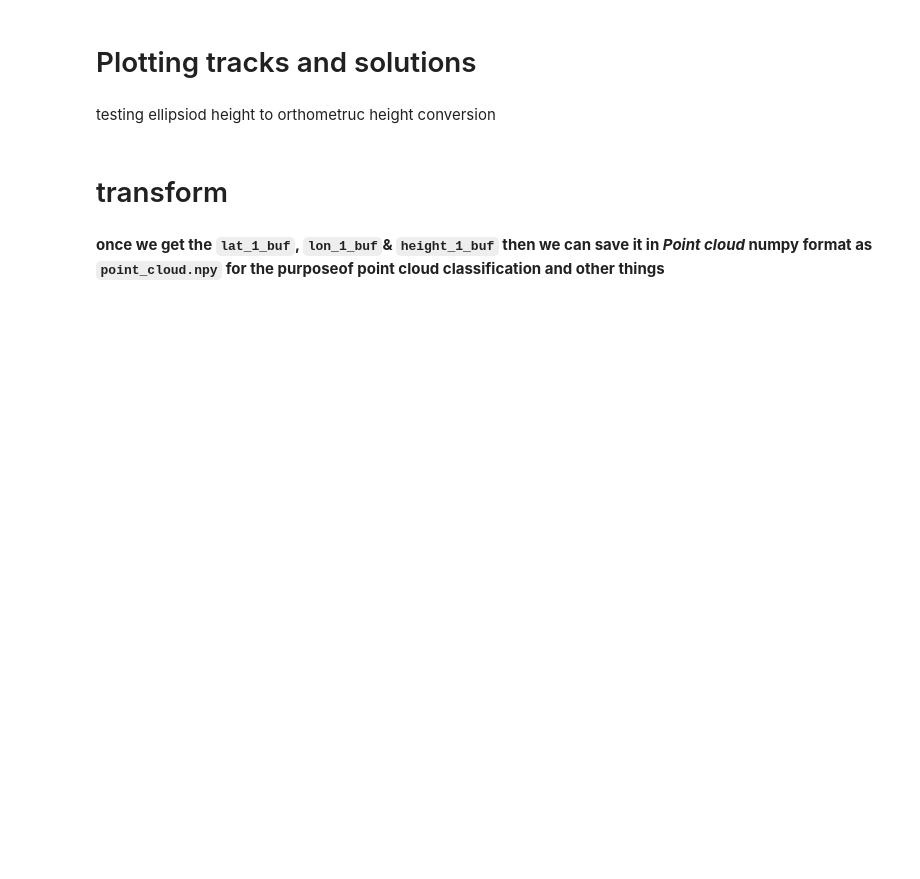
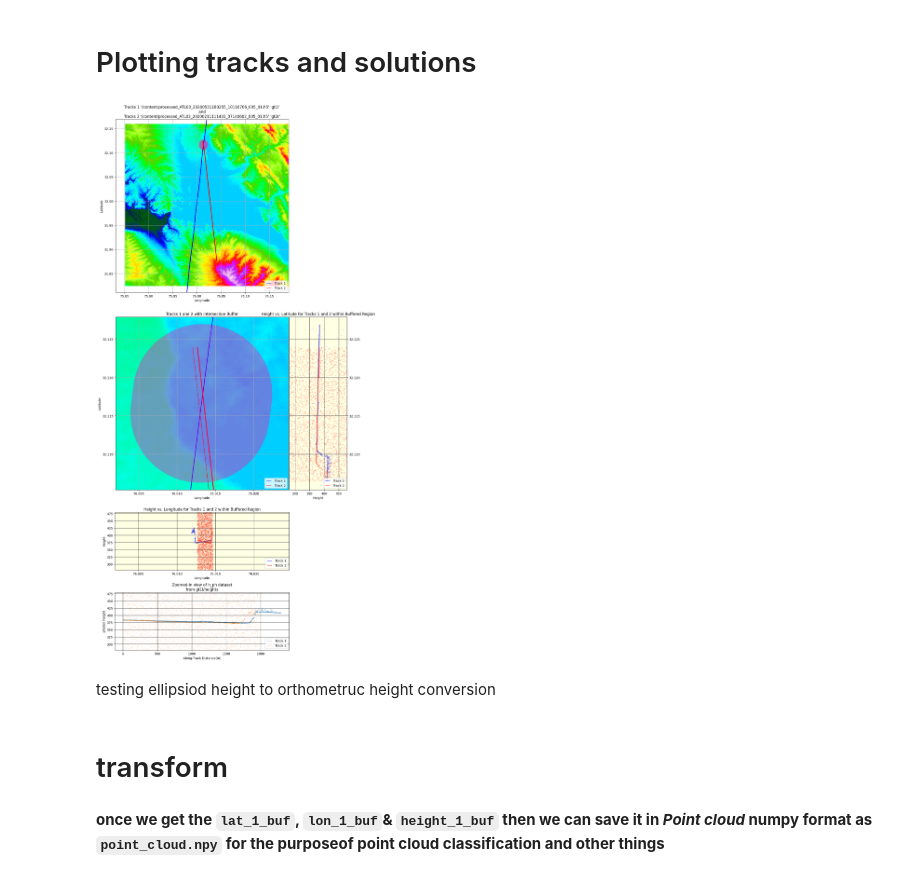
Before and after one commit to 1kaiser/ICESAT2, a Jupyter notebook: ICESAT2_tracks_intersection_plotting.ipynb, the cells around one changed output. Saved outputs shown, nothing was run; the diff lists cells and outputs as text; code cells hidden in the pictures; blank space fills up the shorter version.

```diff
--- a/ICESAT2_tracks_intersection_plotting.ipynb
+++ b/ICESAT2_tracks_intersection_plotting.ipynb
@@ -213,9 +213,9 @@ import matplotlib.pyplot as plt
 #@title **tracks buffer plot with its intersections at centre as well as height vs lat/lon of the buffered region**{ vertical-output: true }
 fsize = 10
 filename_1 = "/content/processed_ATL03_20200531180255_10110706_005_01.h5" #@param {type:"string"}
-filename_2 = "/content/processed_ATL03_20210208175352_07141002_005_01.h5" #@param {type:"string"}
+filename_2 = "/content/processed_ATL03_20200211111433_07140602_005_01.h5" #@param {type:"string"}
 tr_1 = "gt1l" #@param ["gt1l", "gt1r", "gt2l", "gt2r", "gt3l", "gt3r"]
-tr_2 = "gt1l" #@param ["gt1l", "gt1r", "gt2l", "gt2r", "gt3l", "gt3r"]
+tr_2 = "gt2r" #@param ["gt1l", "gt1r", "gt2l", "gt2r", "gt3l", "gt3r"]
 
 
 import h5py
@@ -292,7 +292,7 @@ points_2 = [Point(lon, lat) for lat, lon in zip(lat_2, lon_2)]
 
 # Find the intersection of the two tracks
 intersection = unary_union([LineString(points_1).intersection(LineString(points_2))])
-buffer_region_in_meters = 100 #@param {type:"raw"} # in meters
+buffer_region_in_meters = 1000 #@param {type:"raw"} # in meters
 buffer_region = 1/(110 * 1000)* buffer_region_in_meters
 
 # Create a buffer around the intersection point
@@ -359,7 +359,7 @@ ax2.set_title('Tracks 1 and 2 with Intersection Buffer')
 ax2.legend(['Track 1', 'Track 2'], loc='lower right', scatterpoints=10)
 ################################################################################< elevation vs latitude
 median_height = np.median(np.concatenate((height_1_buf, height_2_buf)))
-buffer_height = 1 #@param {type:"raw"}
+buffer_height = 100 #@param {type:"raw"}
 
 ax3 = fig.add_axes([0.5 -w_x/2 , 0-h_y , w_x , h_y], sharey=ax2)
 ax3.set_position([pos.x0 + pos.width , pos.y0 , w_x/3, pos.height])
@@ -388,33 +388,35 @@ ax4.axhspan(median_height - buffer_height, median_height + buffer_height, color=
 ax4.set_ylim([median_height - buffer_height, median_height + buffer_height])
 ax4.set_xlabel('Longitude')
 ax4.set_ylabel('Height')
 ax4.set_title('Height vs. Longitude for Tracks 1 and 2 within Buffered Region', loc='center').set_position([.5, 1.01])
 ax4.grid(True,  color='black', alpha = 0.9)
 ax4.legend(loc='lower right', scatterpoints=10)
 ################################################################################< elevation vs track 1 & 2 distances
 ax5 = fig.add_axes([0.5 - w_x/2 , -h_y - h_y/3 -h_y/3 , w_x , h_y/3])
 ax5.set_position([pos.x0 ,-h_y - h_y/3 -h_y/3 - 0.1 * 2, pos.width, h_y/3])
 
 dist_ph_along_data_1 = [haversine(lat_1_buf[0], lon_1_buf[0], lat_1_buf[i], lon_1_buf[i]) for i in range(len(lat_1_buf))]
 
 lats = np.flip(lat_2_buf)
 longs = np.flip(lon_2_buf)
 heights = np.flip(height_2_buf)
 
 dist_ph_along_data_2 = [haversine(lats[0], longs[0], lats[i], longs[i]) for i in range(len(lats))]
 ax5.scatter(np.array(dist_ph_along_data_1), np.array(height_1_buf),  marker= '.', s=1, alpha= 0.4, label = "Track 1")
 ax5.scatter(np.array(dist_ph_along_data_2), np.array(heights),  marker= '.', s=1, alpha= 0.4, label = "Track 2")
 
 ax5.set_ylim([median_height - buffer_height, median_height + buffer_height])
 ax5.set_xlabel('Along-Track Distance(m)')
 ax5.set_ylabel('photon height')
 ax5.set_title('Zoomed-in view of h_ph dataset\nfrom gt1l/heights', loc='center')
 ax5.grid(True,  color='black', alpha = 0.9)
 ax5.legend(loc='lower right', scatterpoints=10)
 
 # Show the plot
 plt.subplots_adjust(hspace=0)
 plt.show()
+# %% [output]
+[figure, added]
 # %% [markdown]
 testing ellipsiod height to orthometruc height conversion
 # %% [markdown]
```
Also changed, not shown: parts of 5 cells of this notebook.
